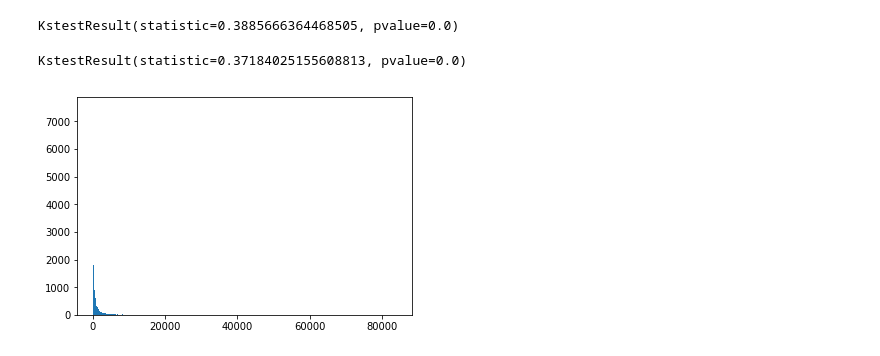
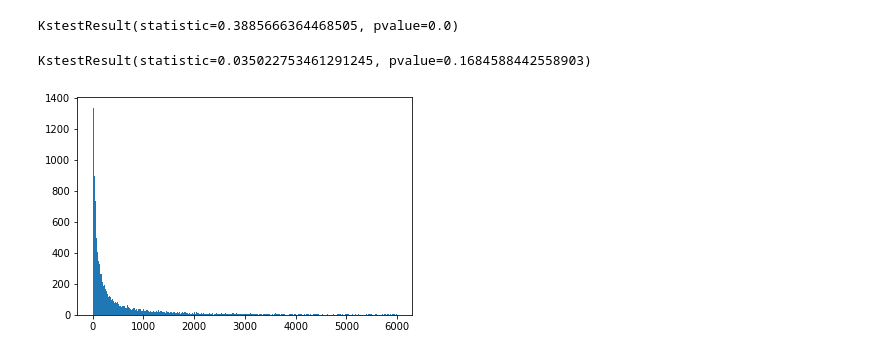
Before and after one commit to gkovacs/habitlab-conservation-analysis, a Jupyter notebook: Session Distribution Analysis.ipynb, the cells around one changed output. Saved outputs shown, nothing was run; the diff lists cells and outputs as text; code cells hidden in the pictures.

```diff
--- a/Session Distribution Analysis.ipynb
+++ b/Session Distribution Analysis.ipynb
@@ -55,7 +55,7 @@ for account in accounts:
 session_durations = []
 for user in sessions:
     for goal in sessions[user]:
-        session_durations.extend([session["duration"] for session in sessions[user][goal] if session["duration"] < 3600])
+        session_durations.extend([session["duration"] for session in sessions[user][goal] if session["duration"] < 200])
 # %%
 import matplotlib.pyplot as pyplot
 pyplot.figure(1)
@@ -225,12 +225,16 @@ kstest(sessions_per_day, 'exponnorm', (2139.5591586080654, -0.983121041949687, 0
 # %% [output]
 KstestResult(statistic=0.3885666364468505, pvalue=0.0)
 # %%
-sessions_per_day = [s for s in sessions_per_day if s<20000 and s > 5]
-from scipy.stats import exponnorm
-params = exponnorm.fit(sessions_per_day)
+import random
+sessions_per_day = [s for s in sessions_per_day if s<10000 and s > 5]
+sample = []
+for i in range(1,1000):
+    sample.append(random.choice(sessions_per_day))
+from scipy.stats import expon, lognorm
+params = lognorm.fit(sessions_per_day)
 pyplot.figure(2)
-pyplot.hist(sessions_per_day, bins=400)
-kstest(sessions_per_day, 'exponnorm', params)
+pyplot.hist(sessions_per_day, bins=400, range=(0,6000))
+kstest(sample, 'lognorm', params)
 # %% [output]
-KstestResult(statistic=0.37184025155608813, pvalue=0.0)
+KstestResult(statistic=0.035022753461291245, pvalue=0.1684588442558903)
-[figure, old version]
+[figure, new version]
```
Also changed, not shown: parts of 1 cell of this notebook, 3 other files.
